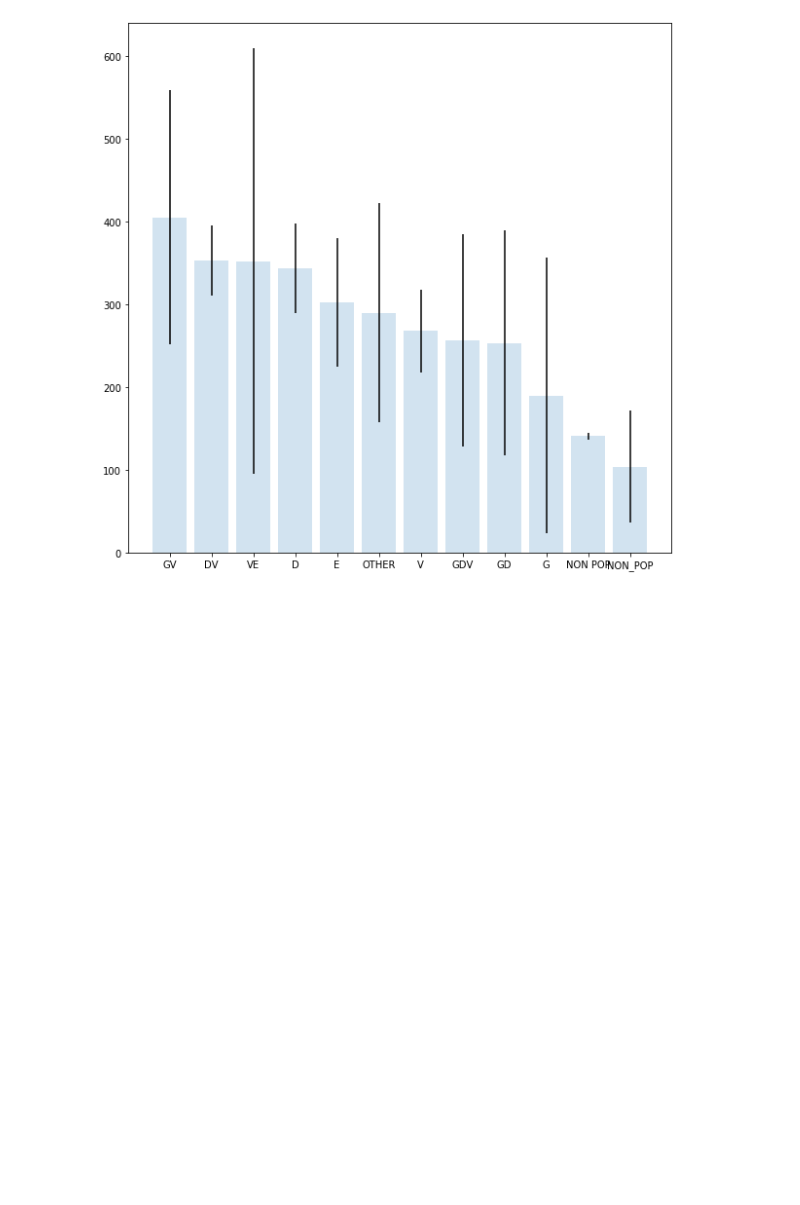
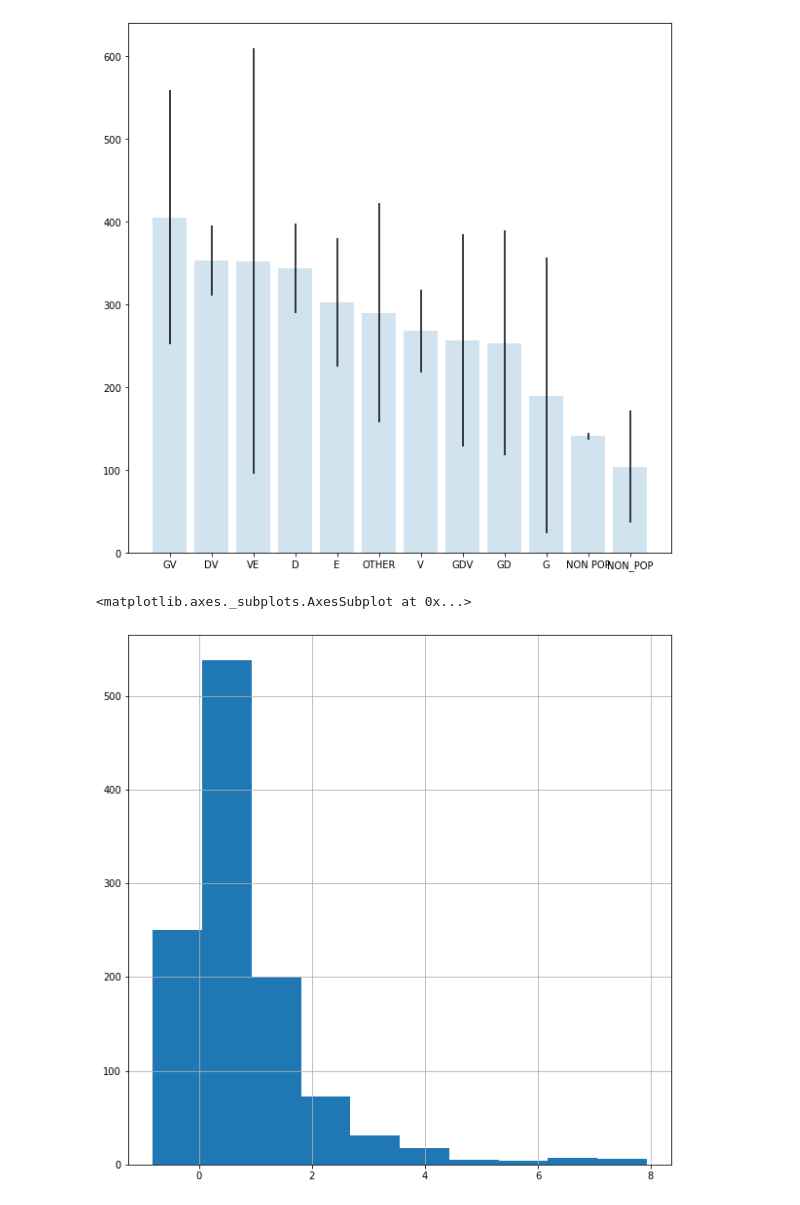
Before and after one commit to rpasquini/twitter_and_displacement, a Jupyter notebook: notebooks/Complete Analysis Example Counts by Typologies .ipynb, the cells around one changed output. Saved outputs shown, nothing was run; the diff lists cells and outputs as text; code cells hidden in the pictures; blank space fills up the shorter version.

```diff
--- a/notebooks/Complete Analysis Example Counts by Typologies .ipynb
+++ b/notebooks/Complete Analysis Example Counts by Typologies .ipynb
@@ -156,2 +162,7 @@ def barchart(tweets_tracts, metric):
     plt.show()
+# %%
+tweets_tracts.loc[tweets_tracts.nonresidents_ch<8].nonresidents_ch.hist()
+# %% [output]
+<matplotlib.axes._subplots.AxesSubplot at 0x...>
+[figure, added]
 # %%
```
Also changed, not shown: parts of 3 cells of this notebook, 2 other files.
